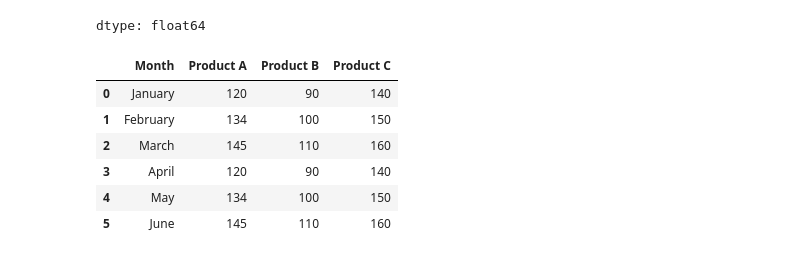
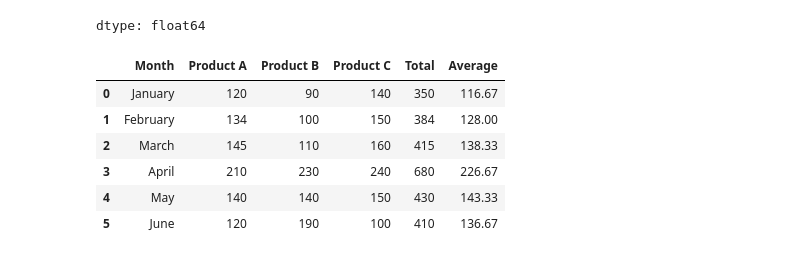
Before and after one commit to hungnguyen-165/Programming, a Jupyter notebook: week_7.ipynb, the cells around one changed output. Cells and saved outputs as stored; diff of their text form; code cells hidden in the pictures.

```diff
--- a/week_7.ipynb
+++ b/week_7.ipynb
@@ -26,35 +26,40 @@ dtype: float64
 # %%
 from types import new_class
 import pandas as pd  # pd is a common shortcut name
 
 # TODO: Create a dictionary of lists
 data = {
     'Month': ['January', 'February', 'March'],
     'Product A': [120, 134, 145],
     'Product B': [90, 100, 110],
     'Product C': [140, 150, 160]
 }
 
 # TODO: Convert to a DataFrame
 df = pd.DataFrame(data)
 # update month and data
 new_data = ({
     'Month': ['April', 'May', 'June'],
-    'Product A': [120, 134, 145],
-    'Product B': [90, 100, 110],
-    'Product C': [140, 150, 160]
+    'Product A': [210, 140, 120],
+    'Product B': [230, 140, 190],
+    'Product C': [240, 150, 100]
 })
 new_df = pd.DataFrame(new_data)
 # Concatenate the two DataFrames
 df = pd.concat([df, new_df], ignore_index=True)
 
+# total values
+df['Total'] = df.iloc[:, 1:].sum(axis=1)
+
+# Average values
+df['Average'] = df.iloc[:, 1:4].mean(axis=1).round(2)
 # Show the table
 df
 # %% [output]
-|  | Month | Product A | Product B | Product C |
-| 0 | January | 120 | 90 | 140 |
-| 1 | February | 134 | 100 | 150 |
-| 2 | March | 145 | 110 | 160 |
-| 3 | April | 120 | 90 | 140 |
-| 4 | May | 134 | 100 | 150 |
-| 5 | June | 145 | 110 | 160 |
+|  | Month | Product A | Product B | Product C | Total | Average |
+| 0 | January | 120 | 90 | 140 | 350 | 116.67 |
+| 1 | February | 134 | 100 | 150 | 384 | 128.00 |
+| 2 | March | 145 | 110 | 160 | 415 | 138.33 |
+| 3 | April | 210 | 230 | 240 | 680 | 226.67 |
+| 4 | May | 140 | 140 | 150 | 430 | 143.33 |
+| 5 | June | 120 | 190 | 100 | 410 | 136.67 |
```
Also changed, not shown: parts of 6 cells of this notebook.
